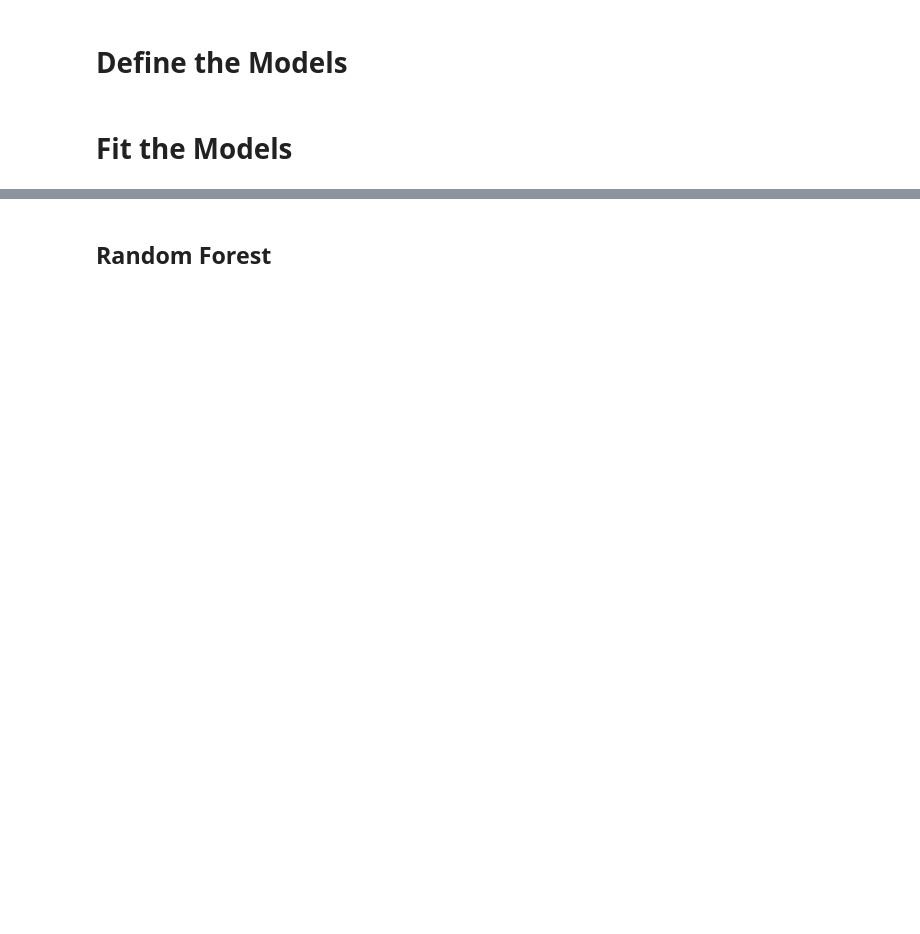
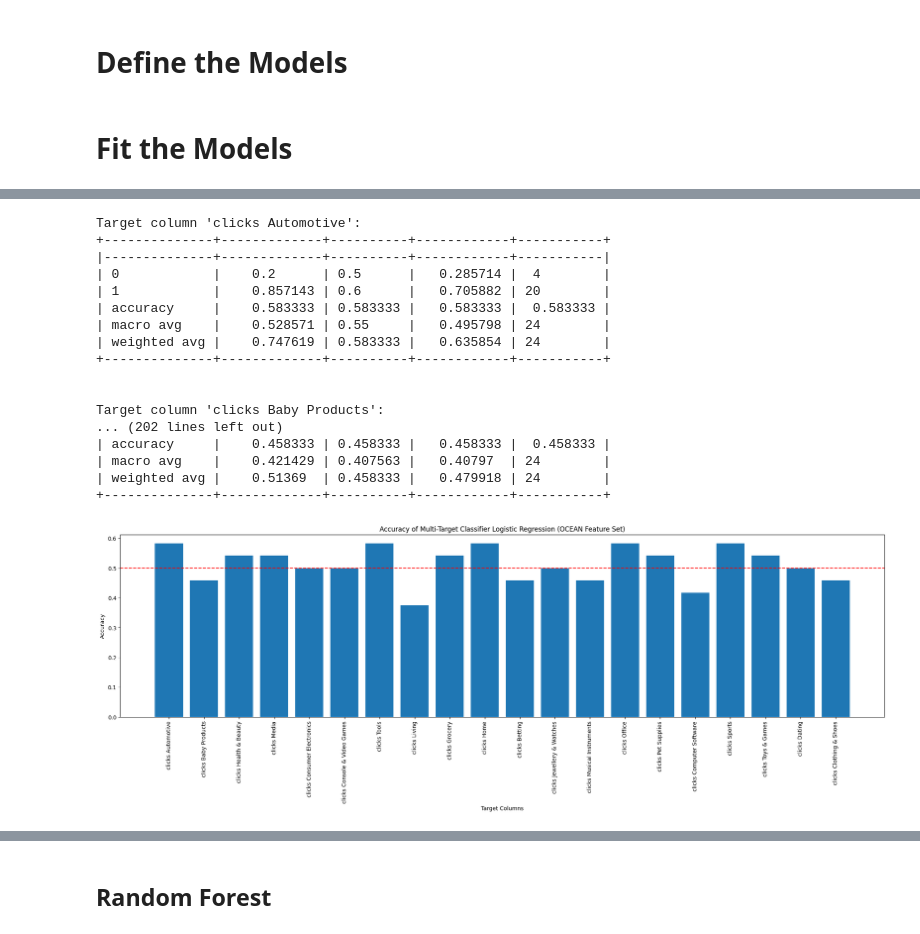
Before and after one commit to torchflash/MMAI831-Team-Project, a Jupyter notebook: Amir/MMAI831_AI_in_Marketing_EMC_SV_Model_Development.ipynb, the cells around one changed output, grey strips where cells are left out. Cells and saved outputs as stored; diff of their text form; code cells hidden in the pictures; blank space fills up the shorter version.

```diff
--- a/Amir/MMAI831_AI_in_Marketing_EMC_SV_Model_Development.ipynb
+++ b/Amir/MMAI831_AI_in_Marketing_EMC_SV_Model_Development.ipynb
@@ -239,3 +221,7 @@ y_test.head(20)
+# %%
+# Drop al features excep OCEAN
+X_train_OCEAN = X_train.iloc[:, 5:10:]
+X_test_OCEAN = X_test.iloc[:, 5:10:]
 # %% [markdown]
 # Define the Models
 # %%
@@ -312,0 +372,60 @@ xgboost_clf = XGBClassifier(max_depth = 10, # the larger the more prone to overf
+# %%
+# Train with OCEAN data
+multi_target_classifier = MultiOutputClassifier(logistic_reg)
+multi_target_classifier.fit(X_train_OCEAN, y_train)
+
+y_pred = multi_target_classifier.predict(X_test_OCEAN)
+
+column_names = y.columns
+
+# Create a dictionary to store the classification report for each target column
+classification_reports = {}
+
+# Calculate the classification report for each target column
+for i in range(y_test.shape[1]):
+    target_column_name = column_names[i]
+    classification_reports[target_column_name] = classification_report(y_test.iloc[:, i], y_pred[:, i], output_dict=True, zero_division=1)
+
+# Convert the classification reports to tables and print them
+for target_column_name, report in classification_reports.items():
+    print(f"Target column '{target_column_name}':")
+    report_table = pd.DataFrame(report).transpose()
+    print(tabulate(report_table, headers='keys', tablefmt='psql'))
+    print('\n')
+
+# Store the accuracy scores for each target column
+OCEAN_LGR_accuracies = []
+
+# Extract the accuracy score for each target column
+for target_column_name, report in classification_reports.items():
+    accuracy = report['accuracy']
+    OCEAN_LGR_accuracies.append(accuracy)
+
+# Plot the accuracies
+plt.figure(figsize=(25, 6))
+plt.axhline(y=0.5, color='r', linestyle='--')
+plt.bar(column_names, OCEAN_LGR_accuracies)
+plt.xlabel('Target Columns')
+plt.ylabel('Accuracy')
+plt.title('Accuracy of Multi-Target Classifier Logistic Regression (OCEAN Feature Set)')
+plt.xticks(rotation=90)
+plt.show()
+# %% [output]
+Target column 'clicks Automotive':
++--------------+-------------+----------+------------+-----------+
+|--------------+-------------+----------+------------+-----------|
+| 0            |    0.2      | 0.5      |   0.285714 |  4        |
+| 1            |    0.857143 | 0.6      |   0.705882 | 20        |
+| accuracy     |    0.583333 | 0.583333 |   0.583333 |  0.583333 |
+| macro avg    |    0.528571 | 0.55     |   0.495798 | 24        |
+| weighted avg |    0.747619 | 0.583333 |   0.635854 | 24        |
++--------------+-------------+----------+------------+-----------+
+
+
+Target column 'clicks Baby Products':
+... (202 lines left out)
+| accuracy     |    0.458333 | 0.458333 |   0.458333 |  0.458333 |
+| macro avg    |    0.421429 | 0.407563 |   0.40797  | 24        |
+| weighted avg |    0.51369  | 0.458333 |   0.479918 | 24        |
++--------------+-------------+----------+------------+-----------+
+[figure, added]
```
Also changed, not shown: parts of 26 cells of this notebook.
